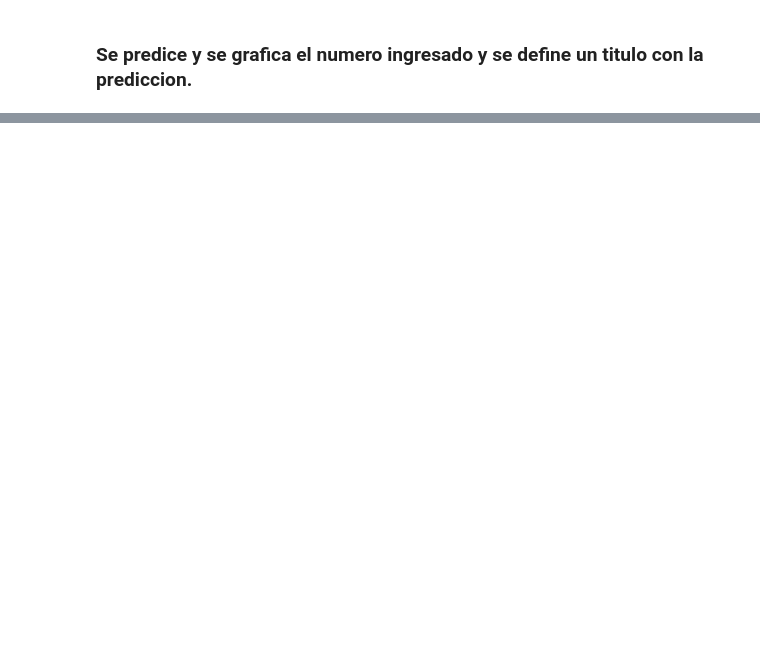
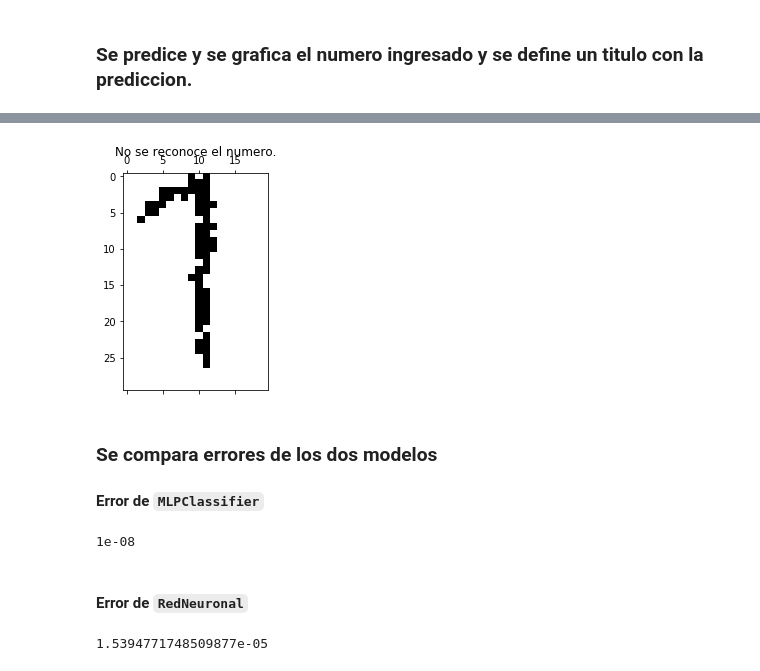
Before and after one commit to julyoc/EjercicioPrediccionNumeros, a Jupyter notebook: Numeros.ipynb, the cells around one changed output, grey strips where cells are left out. Saved outputs shown, nothing was run; the diff lists cells and outputs as text; code cells hidden in the pictures; blank space fills up the shorter version.

```diff
--- a/Numeros.ipynb
+++ b/Numeros.ipynb
@@ -63,8 +71,11 @@ alldataY = gen.generateYData()
 # %%
 capas = [500, 400, 300, 200, 100, 50]
 model = MLPClassifier(hidden_layer_sizes=capas, max_iter=1000000)
+model1 = rd.RedNeuronal(1000, 0.001)
 # %%
 model.fit(np.array(alldata), np.array(alldataY))
 # %% [output]
 MLPClassifier(hidden_layer_sizes=[500, 400, 300, 200, 100, 50],
               max_iter=1000000)
+# %%
+model1.train(np.array(alldata), np.array(alldataY))
@@ -79,0 +119,19 @@ gen.predictGrafData(alldata[100], pred)
+# %%
+pred = model1.predict([allpdt[5]])[0].tolist()
+gen.predictGrafData(allpdt[5], pred)
+# %% [output]
+[figure, added]
+# %% [markdown]
+### Se compara errores de los dos modelos
+
+#### Error de `MLPClassifier`
+# %%
+model.epsilon
+# %% [output]
+1e-08
+# %% [markdown]
+#### Error de `RedNeuronal`
+# %%
+model1.err
+# %% [output]
+1.5394771748509877e-05
```
Also changed, not shown: parts of 12 cells of this notebook, 4 other files.
